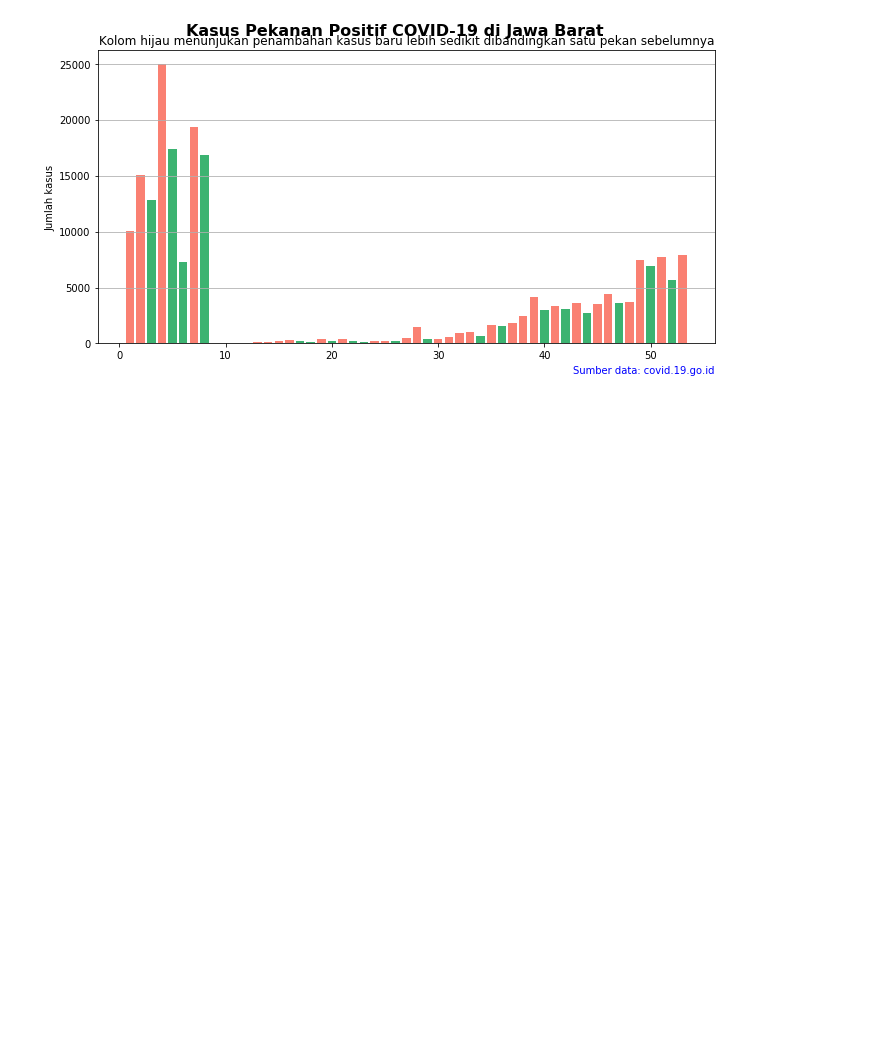
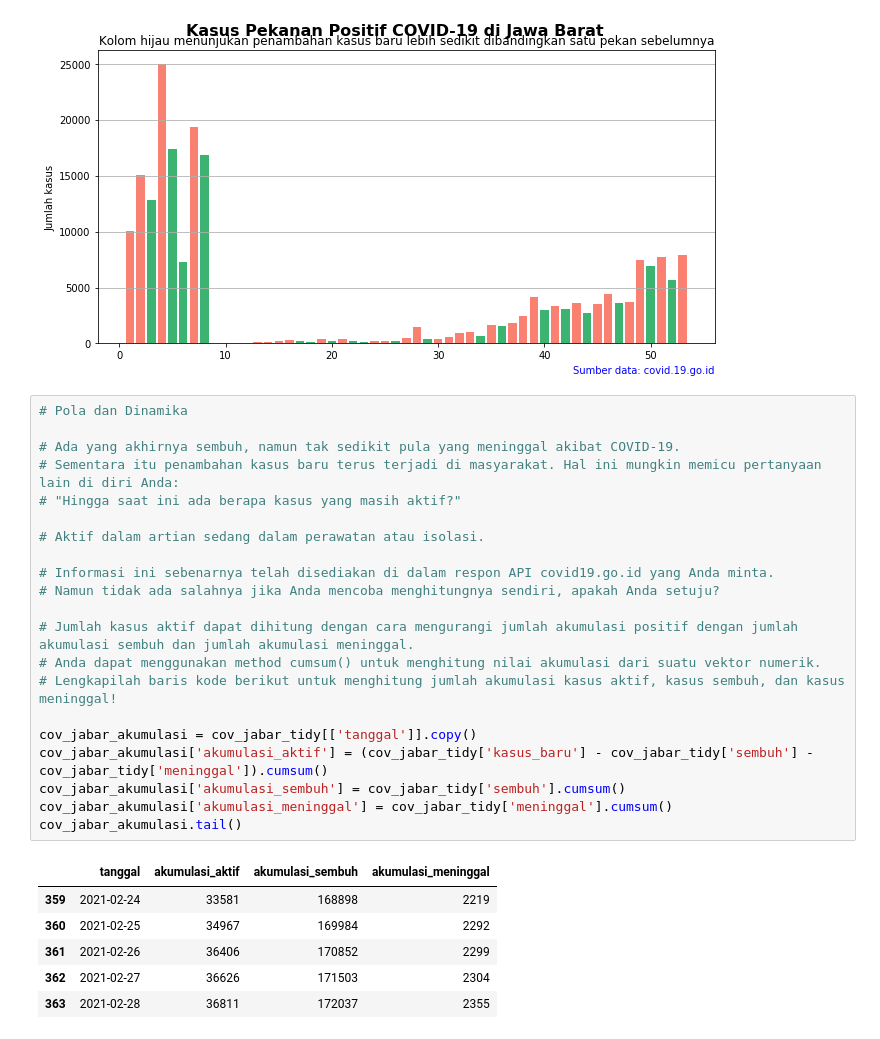
Before and after one commit to ryanrizkyf/Project-EksplorasiAnalisis-Data-COVID19-Indonesia-Python, a Jupyter notebook: Project-EA-COVID19-ID.ipynb, the cells around one changed output. Drawn from its saved outputs; the diff is of its cells as text; blank space fills up the shorter version.

```diff
--- a/Project-EA-COVID19-ID.ipynb
+++ b/Project-EA-COVID19-ID.ipynb
@@ -425,3 +425,31 @@ plt.show()
 # %% [output]
 <Figure size 432x288 with 0 Axes>
 [figure]
+# %%
+# Pola dan Dinamika
+
+# Ada yang akhirnya sembuh, namun tak sedikit pula yang meninggal akibat COVID-19.
+# Sementara itu penambahan kasus baru terus terjadi di masyarakat. Hal ini mungkin memicu pertanyaan lain di diri Anda:
+# "Hingga saat ini ada berapa kasus yang masih aktif?"
+
+# Aktif dalam artian sedang dalam perawatan atau isolasi.
+
+# Informasi ini sebenarnya telah disediakan di dalam respon API covid19.go.id yang Anda minta.
+# Namun tidak ada salahnya jika Anda mencoba menghitungnya sendiri, apakah Anda setuju?
+
+# Jumlah kasus aktif dapat dihitung dengan cara mengurangi jumlah akumulasi positif dengan jumlah akumulasi sembuh dan jumlah akumulasi meninggal.
+# Anda dapat menggunakan method cumsum() untuk menghitung nilai akumulasi dari suatu vektor numerik.
+# Lengkapilah baris kode berikut untuk menghitung jumlah akumulasi kasus aktif, kasus sembuh, dan kasus meninggal!
+
+cov_jabar_akumulasi = cov_jabar_tidy[['tanggal']].copy()
+cov_jabar_akumulasi['akumulasi_aktif'] = (cov_jabar_tidy['kasus_baru'] - cov_jabar_tidy['sembuh'] - cov_jabar_tidy['meninggal']).cumsum()
+cov_jabar_akumulasi['akumulasi_sembuh'] = cov_jabar_tidy['sembuh'].cumsum()
+cov_jabar_akumulasi['akumulasi_meninggal'] = cov_jabar_tidy['meninggal'].cumsum()
+cov_jabar_akumulasi.tail()
+# %% [output]
+|  | tanggal | akumulasi_aktif | akumulasi_sembuh | akumulasi_meninggal |
+| 359 | 2021-02-24 | 33581 | 168898 | 2219 |
+| 360 | 2021-02-25 | 34967 | 169984 | 2292 |
+| 361 | 2021-02-26 | 36406 | 170852 | 2299 |
+| 362 | 2021-02-27 | 36626 | 171503 | 2304 |
+| 363 | 2021-02-28 | 36811 | 172037 | 2355 |
```
